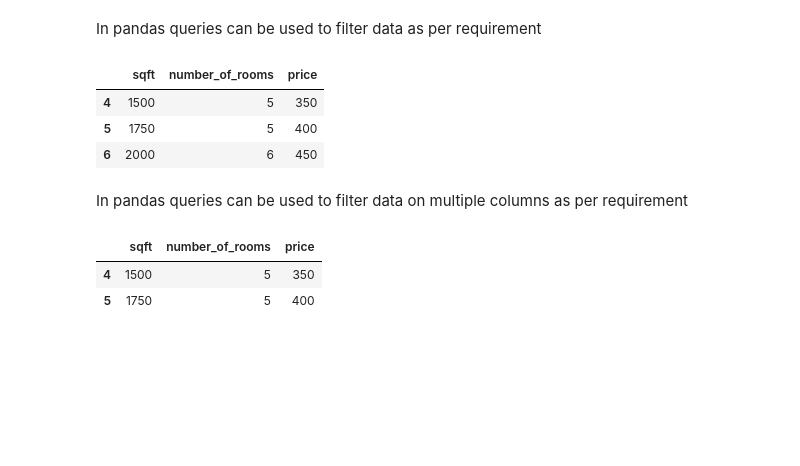
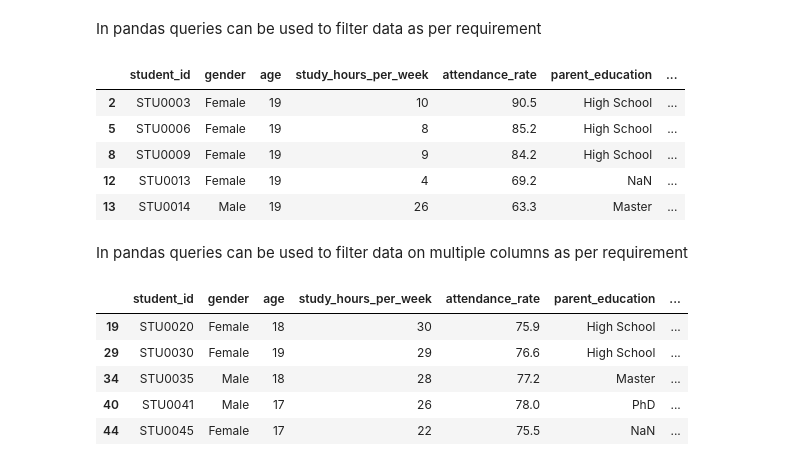
Before and after one commit to pravin02/machine-learning, a Jupyter notebook: data-processing/data-processing.ipynb, the cells around one changed output. Cells and saved outputs as stored; diff of their text form; code cells hidden in the pictures; blank space fills up the shorter version.

```diff
--- a/data-processing/data-processing.ipynb
+++ b/data-processing/data-processing.ipynb
@@ -4,7 +4,7 @@ This Program demonstrates how panda library could be used to read different file
 import pandas as pd
 
 try:
-    df = pd.read_csv("../dataset/sample.csv")
+    df = pd.read_csv("../dataset/student_performance.csv")
 except Exception as e:
     print(f"Exception: {e}")
 
@@ -72,17 +105,22 @@ Name: sqft, dtype: int64
 # %% [markdown]
 In pandas queries can be used to filter data as per requirement
 # %%
-df.query("number_of_rooms > 4").head()
+df.query("age > 18").head()
 # %% [output]
-|  | sqft | number_of_rooms | price |
-| 4 | 1500 | 5 | 350 |
-| 5 | 1750 | 5 | 400 |
-| 6 | 2000 | 6 | 450 |
+|  | student_id | gender | age | study_hours_per_week | attendance_rate | parent_education | ... |
+| 2 | STU0003 | Female | 19 | 10 | 90.5 | High School | ... |
+| 5 | STU0006 | Female | 19 | 8 | 85.2 | High School | ... |
+| 8 | STU0009 | Female | 19 | 9 | 84.2 | High School | ... |
+| 12 | STU0013 | Female | 19 | 4 | 69.2 | NaN | ... |
+| 13 | STU0014 | Male | 19 | 26 | 63.3 | Master | ... |
 # %% [markdown]
 In pandas queries can be used to filter data on multiple columns as per requirement
 # %%
-df.query("number_of_rooms > 4 & (price > 300 & price < 450)").head()
+df.query("age > 10 & (attendance_rate > 75.0 & attendance_rate < 80.0)").head()
 # %% [output]
-|  | sqft | number_of_rooms | price |
-| 4 | 1500 | 5 | 350 |
-| 5 | 1750 | 5 | 400 |
+|  | student_id | gender | age | study_hours_per_week | attendance_rate | parent_education | ... |
+| 19 | STU0020 | Female | 18 | 30 | 75.9 | High School | ... |
+| 29 | STU0030 | Female | 19 | 29 | 76.6 | High School | ... |
+| 34 | STU0035 | Male | 18 | 28 | 77.2 | Master | ... |
+| 40 | STU0041 | Male | 17 | 26 | 78.0 | PhD | ... |
+| 44 | STU0045 | Female | 17 | 22 | 75.5 | NaN | ... |
```
Also changed, not shown: parts of 11 cells of this notebook.
